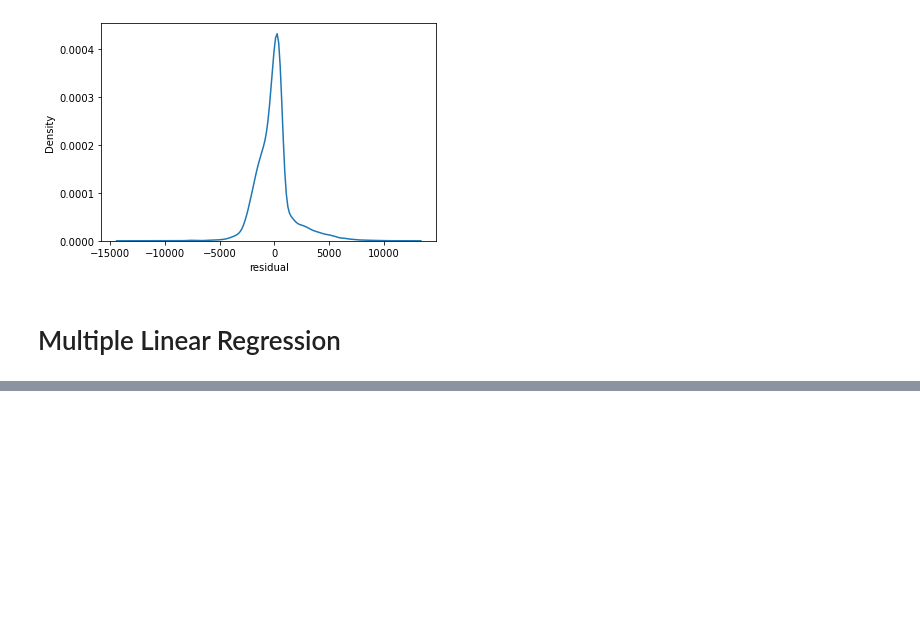
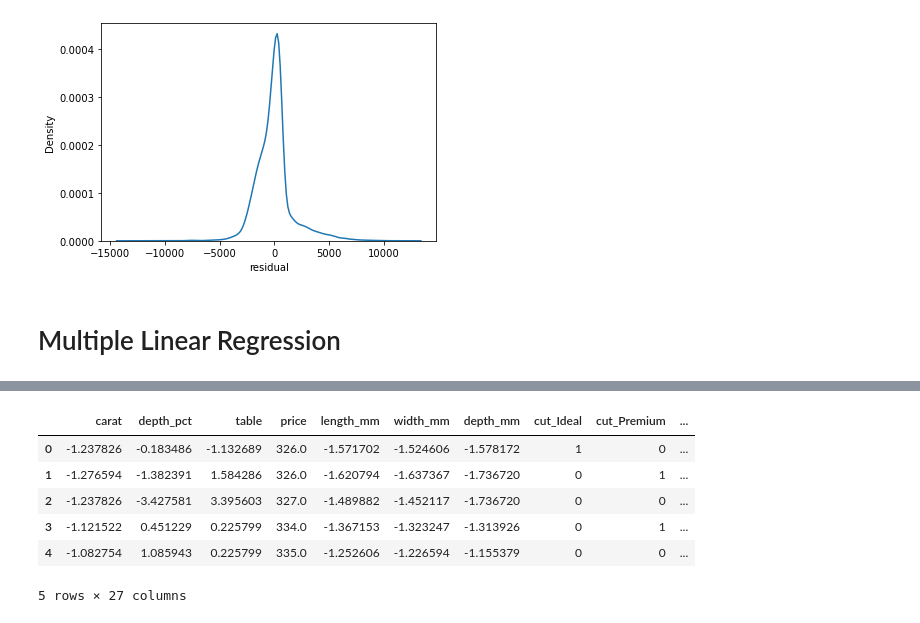
Before and after one commit to TJ-Mothokho/Diamonds-Data-Analysis, a Jupyter notebook: diamonds.ipynb, the cells around one changed output, grey strips where cells are left out. Saved outputs shown, nothing was run; the diff lists cells and outputs as text; code cells hidden in the pictures; blank space fills up the shorter version.

```diff
--- a/diamonds.ipynb
+++ b/diamonds.ipynb
@@ -266,0 +302,18 @@ sns.kdeplot(data=combined, x='residual')
+# %%
+#rescaling the data and checking correlation
+scaler = StandardScaler()
+
+#Columns to rscale. These exclude the dependent variable, dummy variables and non-numeric columns
+numCols = ['carat', 'depth_pct', 'table', 'length_mm', 'width_mm', 'depth_mm']
+
+diamonds_dummies[numCols] = scaler.fit_transform(diamonds_dummies[numCols])
+
+diamonds_dummies.head()
+# %% [output]
+|  | carat | depth_pct | table | price | length_mm | width_mm | depth_mm | cut_Ideal | cut_Premium | ... |
+| 0 | -1.237826 | -0.183486 | -1.132689 | 326.0 | -1.571702 | -1.524606 | -1.578172 | 1 | 0 | ... |
+| 1 | -1.276594 | -1.382391 | 1.584286 | 326.0 | -1.620794 | -1.637367 | -1.736720 | 0 | 1 | ... |
+| 2 | -1.237826 | -3.427581 | 3.395603 | 327.0 | -1.489882 | -1.452117 | -1.736720 | 0 | 0 | ... |
+| 3 | -1.121522 | 0.451229 | 0.225799 | 334.0 | -1.367153 | -1.323247 | -1.313926 | 0 | 1 | ... |
+| 4 | -1.082754 | 1.085943 | 0.225799 | 335.0 | -1.252606 | -1.226594 | -1.155379 | 0 | 0 | ... |
+5 rows × 27 columns
```
Also changed, not shown: parts of 3 cells of this notebook.
